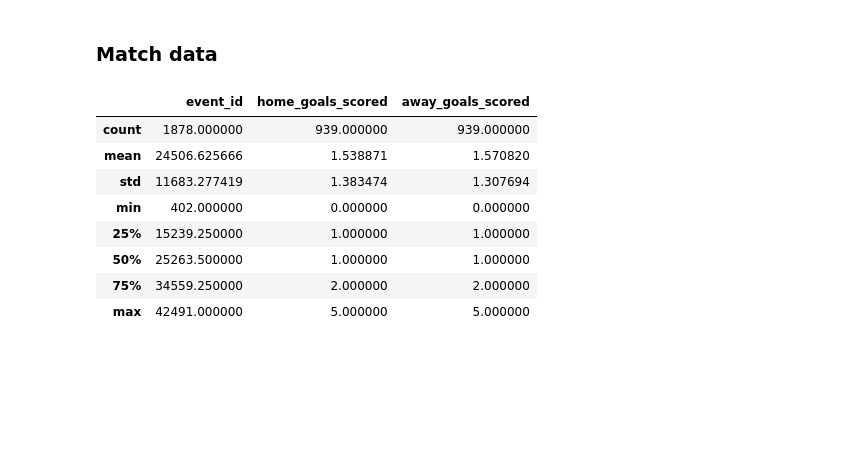
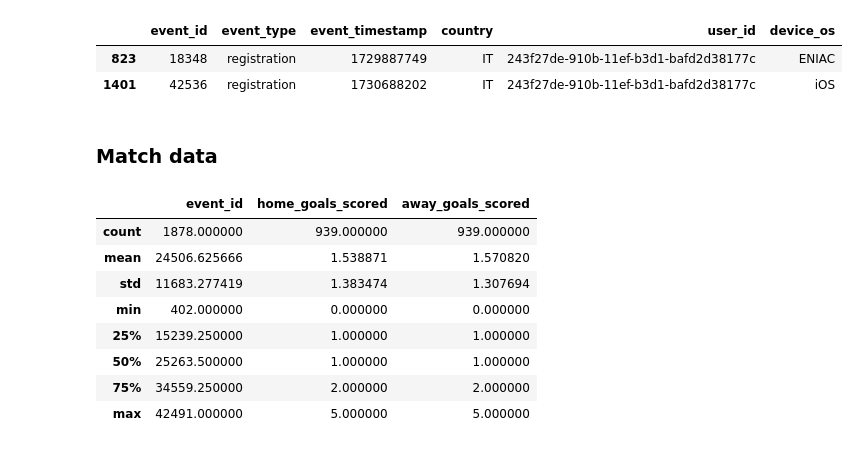
Before and after one commit to ZekiMilovan001/NordeusDE, a Jupyter notebook: test.ipynb, the cells around one changed output. Saved outputs shown, nothing was run; the diff lists cells and outputs as text; code cells hidden in the pictures; blank space fills up the shorter version.

```diff
--- a/test.ipynb
+++ b/test.ipynb
@@ -14,0 +64,10 @@ for i, idx in enumerate(to_update):
+# %%
+df_registers = df[df['event_type'] == 'registration']
+df_registers, register_data = parse_event_info(df_registers)
+kk = df_registers.merge(register_data, on = 'event_id')
+duplicates = kk[kk.duplicated(subset='user_id', keep=False)]
+duplicates
+# %% [output]
+|  | event_id | event_type | event_timestamp | country | user_id | device_os |
+| 823 | 18348 | registration | 1729887749 | IT | 243f27de-910b-11ef-b3d1-bafd2d38177c | ENIAC |
+| 1401 | 42536 | registration | 1730688202 | IT | 243f27de-910b-11ef-b3d1-bafd2d38177c | iOS |
```
Also changed, not shown: parts of 9 cells of this notebook.
